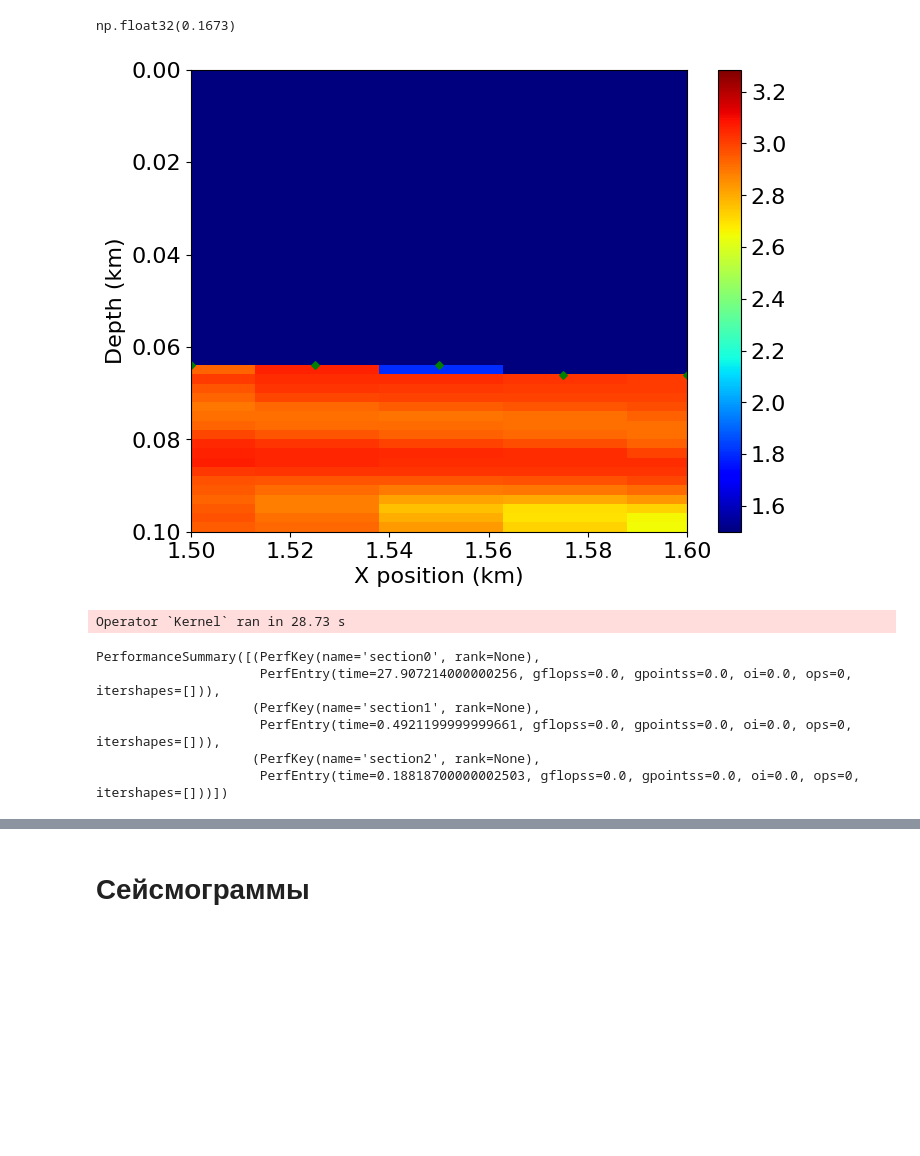
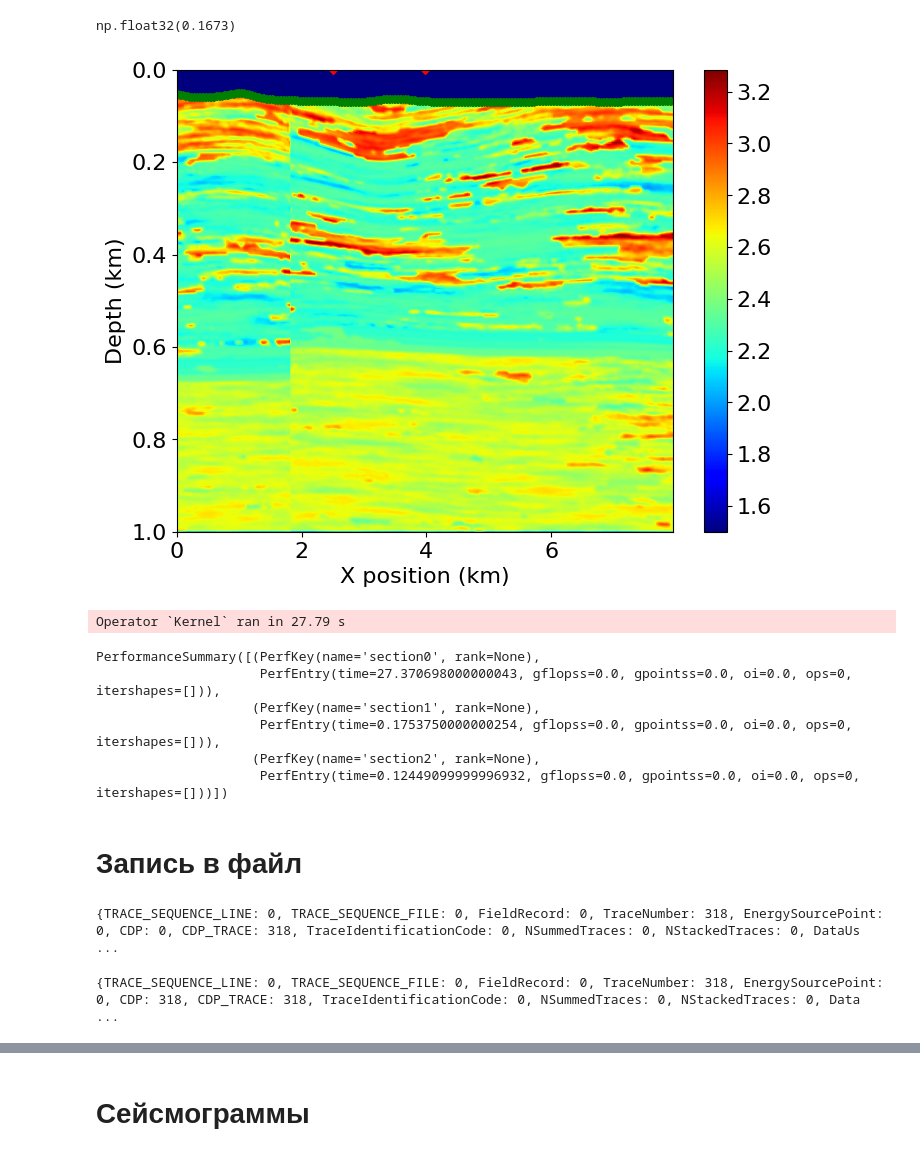
Before and after one commit to spaceswimmer/Seismic_modeling, a Jupyter notebook: 2d_vankor.ipynb, the cells around one changed output, grey strips where cells are left out. Cells and saved outputs as stored; diff of their text form; code cells hidden in the pictures; blank space fills up the shorter version.

```diff
--- a/2d_vankor.ipynb
+++ b/2d_vankor.ipynb
@@ -154,9 +122,9 @@ t0, tn = 0., 2000.
 dt = model.critical_dt
 time_range = TimeAxis(start=t0, stop=tn, step=dt)
 
-src = RickerSource(name='src', grid = model.grid, f0=0.025, time_range=time_range)
+src = RickerSource(name='src', grid = model.grid, f0=0.025, time_range=time_range, npoint=1)
 # src.coordinates.data[:] = [df_ins['X'][159], df_ins['Z'][159]]
-src.coordinates.data[:] = [df_ins['X'][159], 0]
+src.coordinates.data[:] = ([df_ins['X'][159], 0])
 # %%
 #create velocity and pressure fields
 s = model.grid.time_dim.spacing
@@ -196,42 +164,19 @@ op = Operator([u_v] + [u_t] +
               # src_xx +
               src_zz +
               rec_term, platform='nvidiaX')
-# %%
-cmap = "jet"
-scale = 1
-vscale = 10
-domain_size = 1.e-3 * np.array(model.domain_size)
-extent = [model.origin[0], model.origin[0] + domain_size[0],
-          model.origin[1] + domain_size[1], model.origin[1]]
-
-slices = tuple(slice(model.nbl, -model.nbl) for _ in range(2))
-if getattr(model, 'vp', None) is not None:
-    field = model.vp.data[slices]
-else:
-    field = (model.vp.data[slices])
-plot = plt.imshow(np.transpose(field), animated=True, cmap=cmap,
-                  vmin=np.min(field), vmax=np.max(field),
-                  extent=extent, aspect='auto')
-
-plt.xlabel('X position (km)')
-plt.ylabel('Depth (km)')
-
-plt.scatter(1e-3*rec.coordinates.data[:, 0], 1e-3*rec.coordinates.data[:, 1],
-                    s=15, c='green', marker='D')
-plt.colorbar(plot)
-
-plt.xlim([1.5, 1.600]) # Пределы можно регулировать
-plt.ylim([0.1, 0])
-plt.show()
-# %% [output]
-[figure, removed]
+# %%
+plot_rec_src(model=model, data_type='vp', src=src, rec=rec)
+# %% [output]
+[figure, added]
 # %%
 op(dt=dt)
 # %% [output]
-Operator `Kernel` ran in 28.73 s
+Operator `Kernel` ran in 27.79 s
 PerformanceSummary([(PerfKey(name='section0', rank=None),
-                     PerfEntry(time=27.907214000000256, gflopss=0.0, gpointss=0.0, oi=0.0, ops=0, itershapes=[])),
+                     PerfEntry(time=27.370698000000043, gflopss=0.0, gpointss=0.0, oi=0.0, ops=0, itershapes=[])),
                     (PerfKey(name='section1', rank=None),
-                     PerfEntry(time=0.4921199999999661, gflopss=0.0, gpointss=0.0, oi=0.0, ops=0, itershapes=[])),
+                     PerfEntry(time=0.1753750000000254, gflopss=0.0, gpointss=0.0, oi=0.0, ops=0, itershapes=[])),
                     (PerfKey(name='section2', rank=None),
-                     PerfEntry(time=0.18818700000002503, gflopss=0.0, gpointss=0.0, oi=0.0, ops=0, itershapes=[]))])
+                     PerfEntry(time=0.12449099999996932, gflopss=0.0, gpointss=0.0, oi=0.0, ops=0, itershapes=[]))])
+# %% [markdown]
+# Запись в файл
@@ -237,0 +185,5 @@ PerformanceSummary([(PerfKey(name='section0', rank=None),
+# %%
+with segyio.open('Results/test.sgy', 'r+') as f:
+    print(f.header[318])
+# %% [output]
+{TRACE_SEQUENCE_LINE: 0, TRACE_SEQUENCE_FILE: 0, FieldRecord: 0, TraceNumber: 318, EnergySourcePoint: 0, CDP: 0, CDP_TRACE: 318, TraceIdentificationCode: 0, NSummedTraces: 0, NStackedTraces: 0, DataUs ...
@@ -237,0 +202,5 @@ PerformanceSummary([(PerfKey(name='section0', rank=None),
+# %%
+with segyio.open('Results/test.sgy', 'r+') as f:
+    print(f.header[318])
+# %% [output]
+{TRACE_SEQUENCE_LINE: 0, TRACE_SEQUENCE_FILE: 0, FieldRecord: 0, TraceNumber: 318, EnergySourcePoint: 0, CDP: 318, CDP_TRACE: 318, TraceIdentificationCode: 0, NSummedTraces: 0, NStackedTraces: 0, Data ...
```
Also changed, not shown: parts of 20 cells of this notebook, 9 other files.
